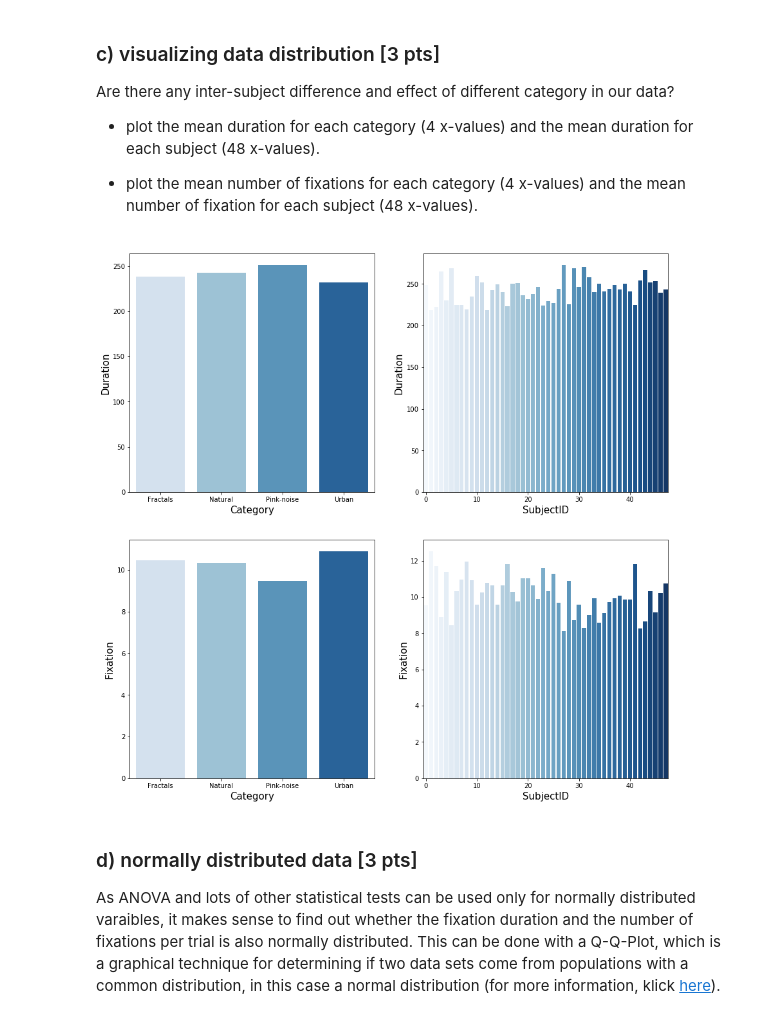
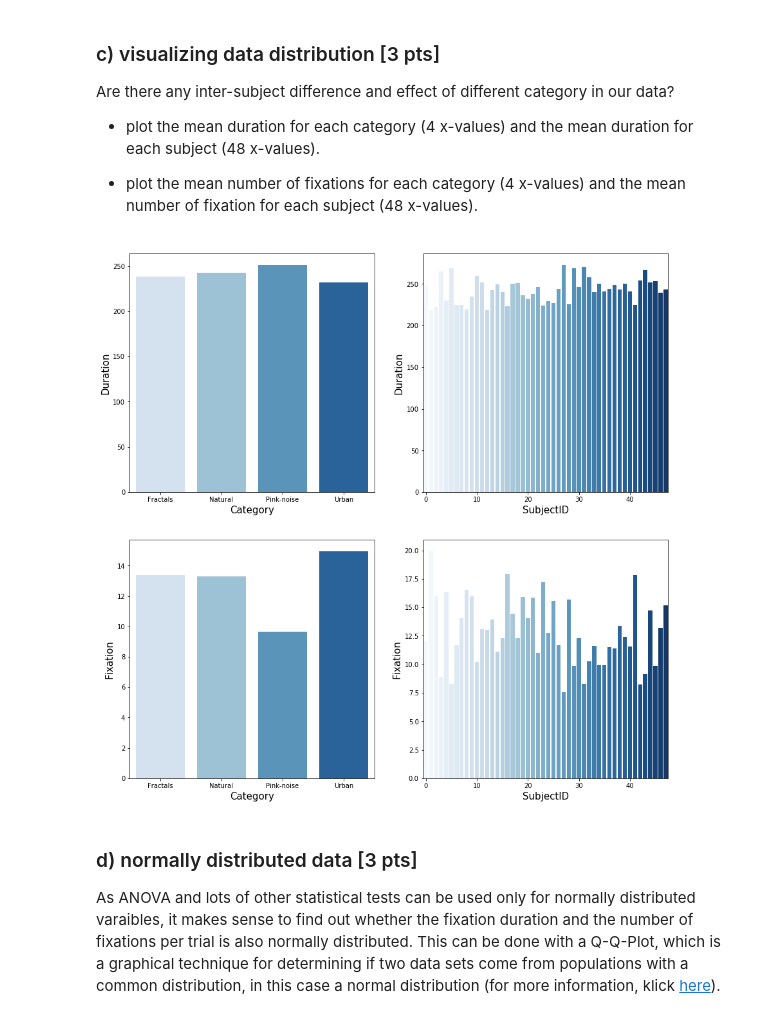
Before and after one commit to NBP-ACC/week-7-acc_5, a Jupyter notebook: Sheet05.ipynb, the cells around one changed output. Saved outputs shown, nothing was run; the diff lists cells and outputs as text; code cells hidden in the pictures.

```diff
--- a/Sheet05.ipynb
+++ b/Sheet05.ipynb
@@ -142,7 +143,7 @@ deleted rows:
 Name: fix, dtype: int64
 # %%
 # group by category, subID, trial and count the fixations for each trial
-count_trial = df.groupby(['category', 'SUBJECTINDEX', 'filenumber'], as_index=False).agg({'fix': 'count'})
+count_trial = df.groupby(['categoryname', 'SUBJECTINDEX', 'filenumber', 'trial'], as_index=False).agg({'fix': 'count'})
 
 # print mean of the duration time
 print("mean duration time:", df["duration"].mean())
@@ -164,42 +165,43 @@ Are there any inter-subject difference and effect of different category in our d
 cat_dur = df.groupby('categoryname', as_index=False)['duration'].mean()
 #mean duration for each subject over all categories and trials
 sub_dur = df.groupby('SUBJECTINDEX', as_index=False)['duration'].mean()
+
 #mean number of fixations for each category
-cat_fix = df.groupby('categoryname', as_index=False)['fix'].mean()
+cat_fix = count_trial.groupby('categoryname', as_index=False)['fix'].mean()
+
 #mean number of fixations for each subject over all categories and trials
-sub_fix = df.groupby('SUBJECTINDEX', as_index=False)['fix'].mean()
+sub_fix = count_trial.groupby('SUBJECTINDEX', as_index=False)['fix'].mean()
 
 # PLOTTING
 fig, axes = plt.subplots(nrows=2, ncols=2, figsize=(15,15))
 axes = axes.flatten()
-
 
 ax1 = sns.barplot(x='categoryname', y='duration', data=cat_dur, palette='Blues', ax=axes[0])
 ax2 = sns.barplot(x='SUBJECTINDEX', y='duration', data=sub_dur, palette='Blues', ax=axes[1])
 ax3 = sns.barplot(x='categoryname', y='fix', data=cat_fix, palette='Blues', ax=axes[2])
 ax4 = sns.barplot(x='SUBJECTINDEX', y='fix', data=sub_fix, palette='Blues', ax=axes[3])
 
 plt.sca(axes[0])
 plt.ylabel('Duration',fontsize=15)
 plt.xlabel('Category',fontsize=15)
 
 plt.sca(axes[1])
 plt.xticks(ticks=[0,10,20,30,40], labels=[0,10,20,30,40])
 plt.ylabel('Duration',fontsize=15)
 plt.xlabel('SubjectID',fontsize=15)
 
 plt.sca(axes[2])
 plt.ylabel('Fixation',fontsize=15)
 plt.xlabel('Category',fontsize=15)
 
 plt.sca(axes[3])
 plt.xticks(ticks=[0,10,20,30,40], labels=[0,10,20,30,40])
 plt.ylabel('Fixation',fontsize=15)
 plt.xlabel('SubjectID',fontsize=15)
 
 plt.show()
 # %% [output]
-[figure, old version]
+[figure, new version]
 # %% [markdown]
 ### d) normally distributed data [3 pts]
 As ANOVA and lots of other statistical tests can be used only for normally distributed varaibles, it makes sense to find out whether the fixation duration and the number of fixations per trial is also normally distributed. This can be done with a Q-Q-Plot, which  is a graphical technique for determining if two data sets come from populations with a common distribution, in this case a normal distribution (for more information, klick [here](https://www.itl.nist.gov/div898/handbook/eda/section3/eda33o.htm)).
```
Also changed, not shown: parts of 9 cells of this notebook.
